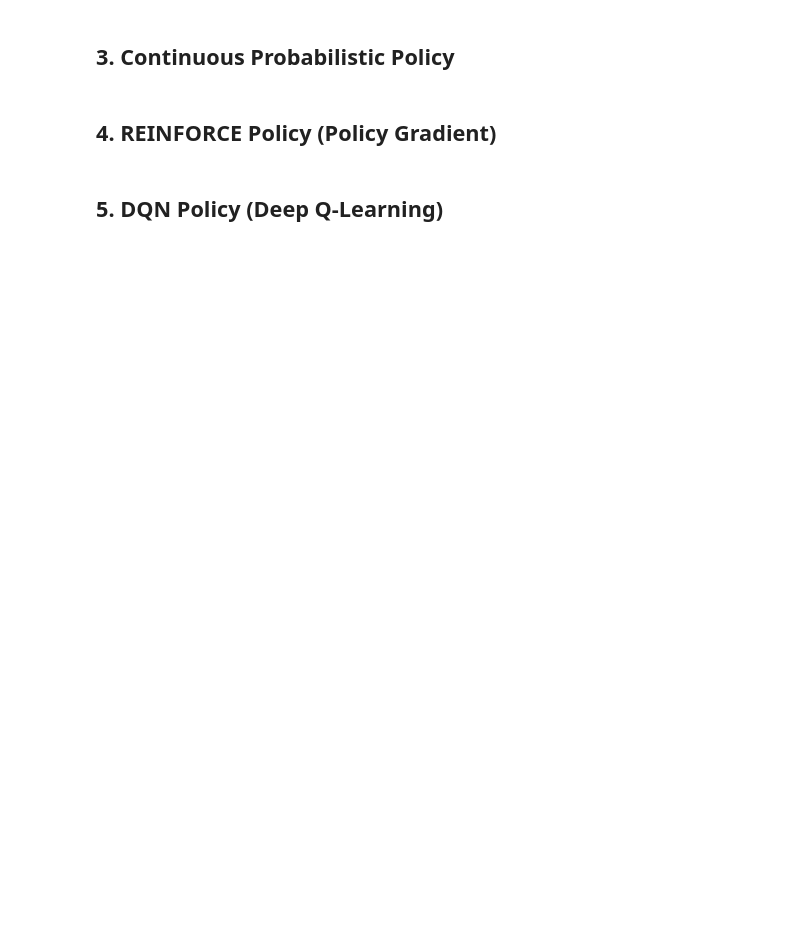
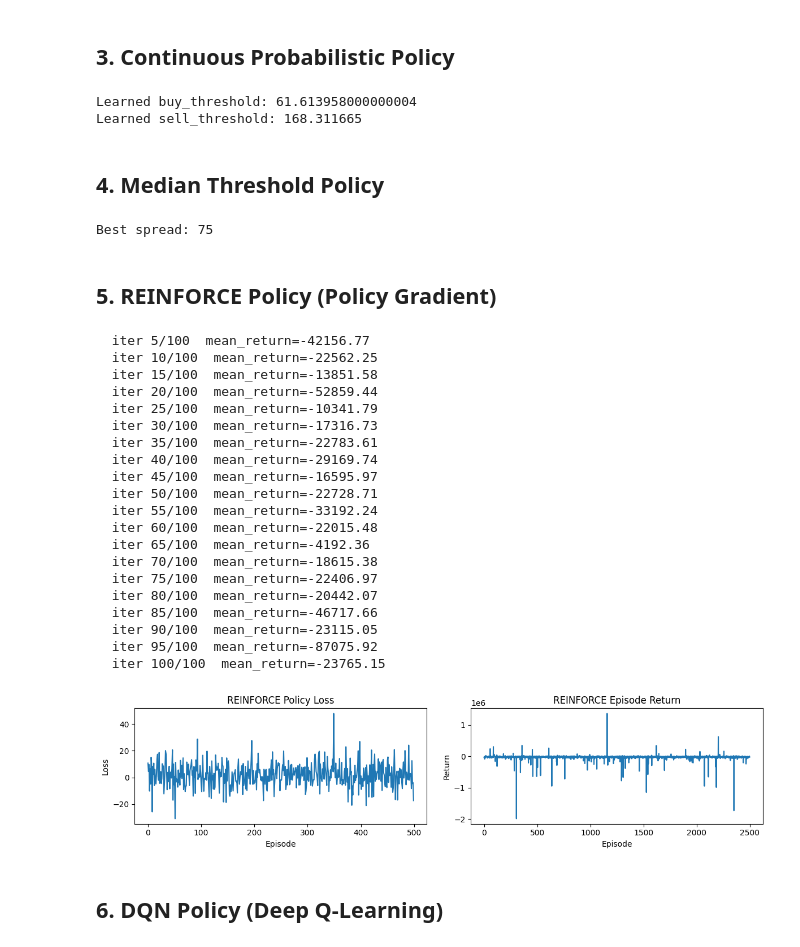
Before and after one commit to gdubbs100/battery_charging_simulation, a Jupyter notebook: notebooks/policy_comparison.ipynb, the cells around one changed output. Saved outputs shown, nothing was run; the diff lists cells and outputs as text; code cells hidden in the pictures; blank space fills up the shorter version.

```diff
--- a/notebooks/policy_comparison.ipynb
+++ b/notebooks/policy_comparison.ipynb
@@ -49,3 +50,13 @@ PARAM_GRID = {
+# %%
+Q = 20
+vals = np.quantile(train_df.price, q = [i/Q for i in range(1, Q)])
+PARAM_GRID = {
+    'buy_threshold':vals,
+    'sell_threshold':vals,
+}
+
+# Pre-compute price series for RL feature extractors
+all_prices = pd.concat([train_df, test_df], ignore_index=True)
 # %% [markdown]
 ## 1. Deterministic Threshold Policy
 # %%
@@ -100,40 +117,83 @@ cont_policy.learn(
     train_data=train_df,
     battery=battery,
     num_iters=10,
-    window_len=24 * 7,
+    window_len=24,
     param_grid=PARAM_GRID,
 )
 print(f'Learned buy_threshold: {cont_policy.buy_threshold}')
 print(f'Learned sell_threshold: {cont_policy.sell_threshold}')
+# %% [output]
+Learned buy_threshold: 61.613958000000004
+Learned sell_threshold: 168.311665
+# %% [markdown]
+## 4. Median Threshold Policy
+# %%
+med_model = MedianReversionModel(window_days=30, interval_minutes=60)
+
+med_policy = MedianThresholdPolicy(model=med_model, spread=50.0)
+med_policy.learn(
+    train_data=train_df,
+    battery=battery,
+    num_iters=10,
+    window_len=24,
+)
+print(f"Best spread: {med_policy.spread}")
+# %% [output]
+Best spread: 75
 # %% [markdown]
-## 4. REINFORCE Policy (Policy Gradient)
+## 5. REINFORCE Policy (Policy Gradient)
 # %%
 # REINFORCE: policy gradient with Beta action distribution (actions in [-1, 1])
-reinforce_net = make_mlp(in_features=2, out_features=2, hidden=16)
+# Uses extended features: [log_price, soc, rolling_median - price]
+reinforce_features = PriceRelativeFeatures(all_prices, window_days=30)
+reinforce_net = make_mlp(in_features=3, out_features=2, hidden=16)
 reinforce_policy = REINFORCEPolicy(
     net=reinforce_net,
-    lr=1e-3,
+    feature_fn=reinforce_features,
+    lr=5e-6,
     gamma=0.99,
     entropy_coef=0.01,
 )
 
 reinforce_policy.learn(
     train_data=train_df,
     battery=battery,
-    num_iters=20,
-    window_len=24 * 7,
+    num_iters=100,
+    window_len=24,
     n_windows=25,
 )
 
 # Plot convergence
 fig, (ax1, ax2) = plt.subplots(1, 2, figsize=(12, 3))
 ax1.plot(reinforce_policy.loss_history)
 ax1.set(xlabel='Episode', ylabel='Loss', title='REINFORCE Policy Loss')
 ax2.plot(reinforce_policy.return_history)
 ax2.set(xlabel='Episode', ylabel='Return', title='REINFORCE Episode Return')
 plt.tight_layout()
 plt.show()
+# %% [output]
+  iter 5/100  mean_return=-42156.77
+  iter 10/100  mean_return=-22562.25
+  iter 15/100  mean_return=-13851.58
+  iter 20/100  mean_return=-52859.44
+  iter 25/100  mean_return=-10341.79
+  iter 30/100  mean_return=-17316.73
+  iter 35/100  mean_return=-22783.61
+  iter 40/100  mean_return=-29169.74
+  iter 45/100  mean_return=-16595.97
+  iter 50/100  mean_return=-22728.71
+  iter 55/100  mean_return=-33192.24
+  iter 60/100  mean_return=-22015.48
+  iter 65/100  mean_return=-4192.36
+  iter 70/100  mean_return=-18615.38
+  iter 75/100  mean_return=-22406.97
+  iter 80/100  mean_return=-20442.07
+  iter 85/100  mean_return=-46717.66
+  iter 90/100  mean_return=-23115.05
+  iter 95/100  mean_return=-87075.92
+  iter 100/100  mean_return=-23765.15
+[figure, added]
 # %% [markdown]
-## 5. DQN Policy (Deep Q-Learning)
+## 6. DQN Policy (Deep Q-Learning)
 # %%
 # DQN: discrete action Q-learning with replay buffer (actions in [-1, 1])
```
Also changed, not shown: parts of 27 cells of this notebook, 9 other files.
